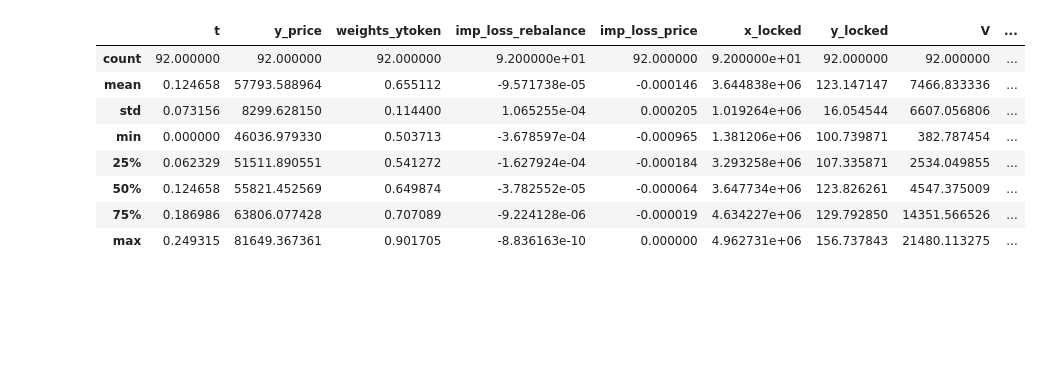
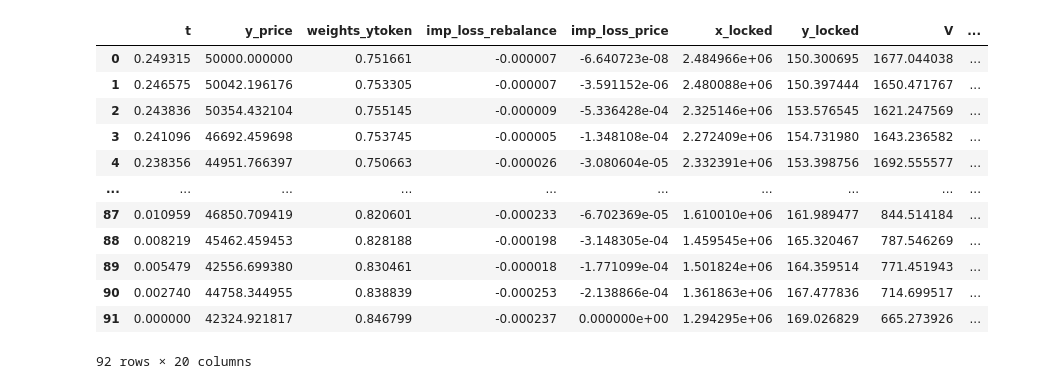
Before and after one commit to yilongalex/alex-v1, a Jupyter notebook: notebooks/ALEX_issue16-simulation-Distribution.ipynb, the cells around one changed output. Drawn from its saved outputs; the diff is of its cells as text; code cells hidden in the pictures; blank space fills up the shorter version.

```diff
--- a/notebooks/ALEX_issue16-simulation-Distribution.ipynb
+++ b/notebooks/ALEX_issue16-simulation-Distribution.ipynb
@@ -84,31 +98,36 @@ from scipy.stats import norm
 # %%
 # an episode example
 t =  np.linspace(91,0,92)/365
 Real_vol = 0.75
 Growth_rate = 0
-LTV0 = 0.8
+LTV0 = 0.75
 bs_vol = 0.75
 y_price_init = 50000
+y_price_strike = 40000
 Collateral = 10000000
-pool_init_x = 5000000
-pool_init_y = 100
-pool_init_wx = 0.5
+pool_init_x = 2500000
+pool_init_y = 150
+pool_init_wx = 0.25
 fee_rate = 0.0
 rebate=0.0
-set_random_seed = False
+set_random_seed = True
 price_source = [0]
-market = 'upward'
-example = get_episode_full(t,y_price_init, bs_vol, Growth_rate, Real_vol, Collateral, LTV0, fee_rate, rebate,
+market = 'flat'
+example = get_episode_full(t,y_price_init,y_price_strike, bs_vol, Growth_rate, Real_vol, Collateral, LTV0, fee_rate, rebate,
                       pool_init_x, pool_init_y, pool_init_wx, price_source,'SM', 0.95)
-example.describe()
+example
 # %% [output]
 |  | t | y_price | weights_ytoken | imp_loss_rebalance | imp_loss_price | x_locked | y_locked | V | ... |
-| count | 92.000000 | 92.000000 | 92.000000 | 9.200000e+01 | 92.000000 | 9.200000e+01 | 92.000000 | 92.000000 | ... |
-| mean | 0.124658 | 57793.588964 | 0.655112 | -9.571738e-05 | -0.000146 | 3.644838e+06 | 123.147147 | 7466.833336 | ... |
-| std | 0.073156 | 8299.628150 | 0.114400 | 1.065255e-04 | 0.000205 | 1.019264e+06 | 16.054544 | 6607.056806 | ... |
-| min | 0.000000 | 46036.979330 | 0.503713 | -3.678597e-04 | -0.000965 | 1.381206e+06 | 100.739871 | 382.787454 | ... |
-| 25% | 0.062329 | 51511.890551 | 0.541272 | -1.627924e-04 | -0.000184 | 3.293258e+06 | 107.335871 | 2534.049855 | ... |
-| 50% | 0.124658 | 55821.452569 | 0.649874 | -3.782552e-05 | -0.000064 | 3.647734e+06 | 123.826261 | 4547.375009 | ... |
-| 75% | 0.186986 | 63806.077428 | 0.707089 | -9.224128e-06 | -0.000019 | 4.634227e+06 | 129.792850 | 14351.566526 | ... |
-| max | 0.249315 | 81649.367361 | 0.901705 | -8.836163e-10 | 0.000000 | 4.962731e+06 | 156.737843 | 21480.113275 | ... |
+| 0 | 0.249315 | 50000.000000 | 0.751661 | -0.000007 | -6.640723e-08 | 2.484966e+06 | 150.300695 | 1677.044038 | ... |
+| 1 | 0.246575 | 50042.196176 | 0.753305 | -0.000007 | -3.591152e-06 | 2.480088e+06 | 150.397444 | 1650.471767 | ... |
+| 2 | 0.243836 | 50354.432104 | 0.755145 | -0.000009 | -5.336428e-04 | 2.325146e+06 | 153.576545 | 1621.247569 | ... |
+| 3 | 0.241096 | 46692.459698 | 0.753745 | -0.000005 | -1.348108e-04 | 2.272409e+06 | 154.731980 | 1643.236582 | ... |
+| 4 | 0.238356 | 44951.766397 | 0.750663 | -0.000026 | -3.080604e-05 | 2.332391e+06 | 153.398756 | 1692.555577 | ... |
+| ... | ... | ... | ... | ... | ... | ... | ... | ... | ... |
+| 87 | 0.010959 | 46850.709419 | 0.820601 | -0.000233 | -6.702369e-05 | 1.610010e+06 | 161.989477 | 844.514184 | ... |
+| 88 | 0.008219 | 45462.459453 | 0.828188 | -0.000198 | -3.148305e-04 | 1.459545e+06 | 165.320467 | 787.546269 | ... |
+| 89 | 0.005479 | 42556.699380 | 0.830461 | -0.000018 | -1.771099e-04 | 1.501824e+06 | 164.359514 | 771.451943 | ... |
+| 90 | 0.002740 | 44758.344955 | 0.838839 | -0.000253 | -2.138866e-04 | 1.361863e+06 | 167.477836 | 714.699517 | ... |
+| 91 | 0.000000 | 42324.921817 | 0.846799 | -0.000237 | 0.000000e+00 | 1.294295e+06 | 169.026829 | 665.273926 | ... |
+92 rows × 20 columns
 # %%
```
Also changed, not shown: parts of 40 cells of this notebook.
